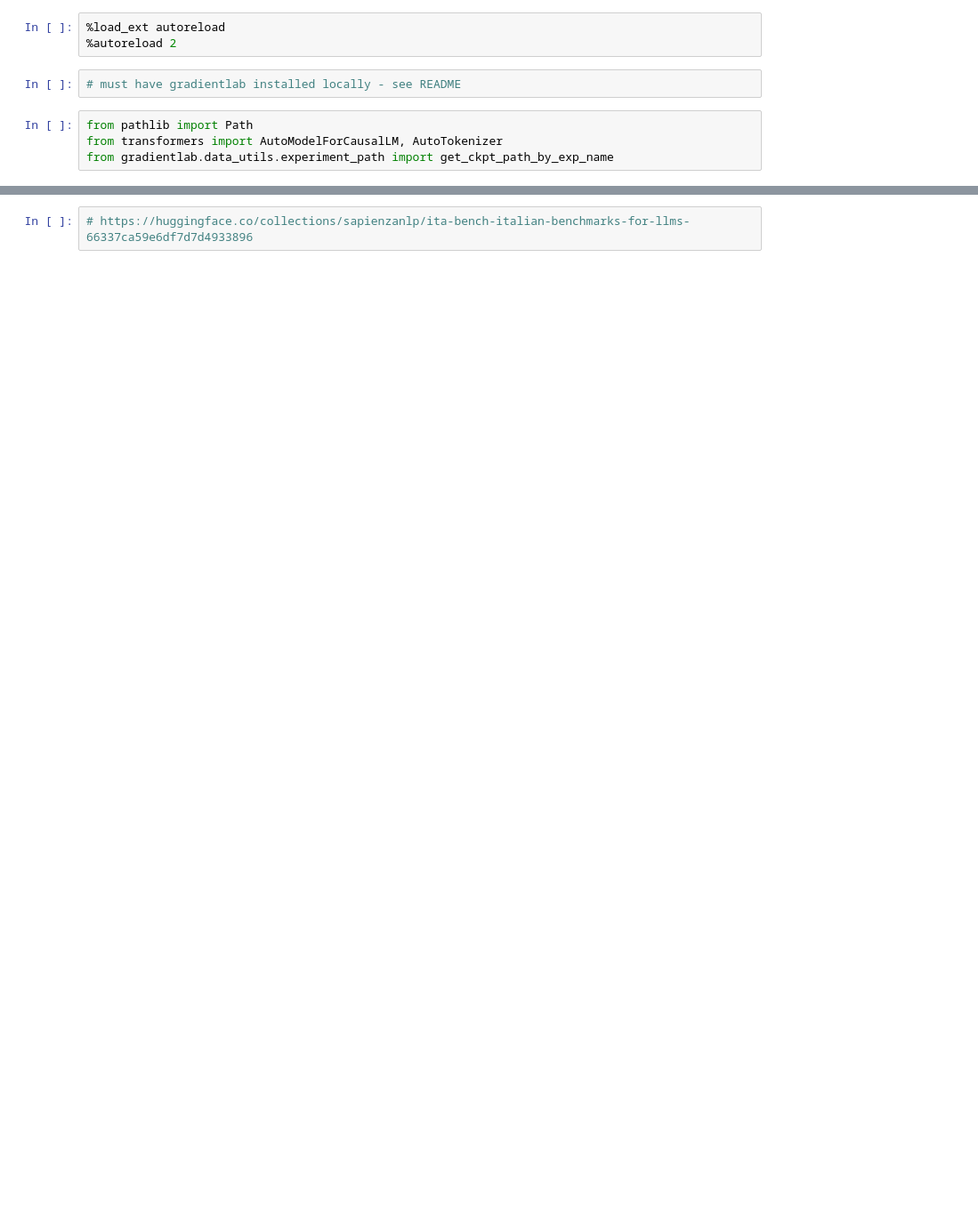
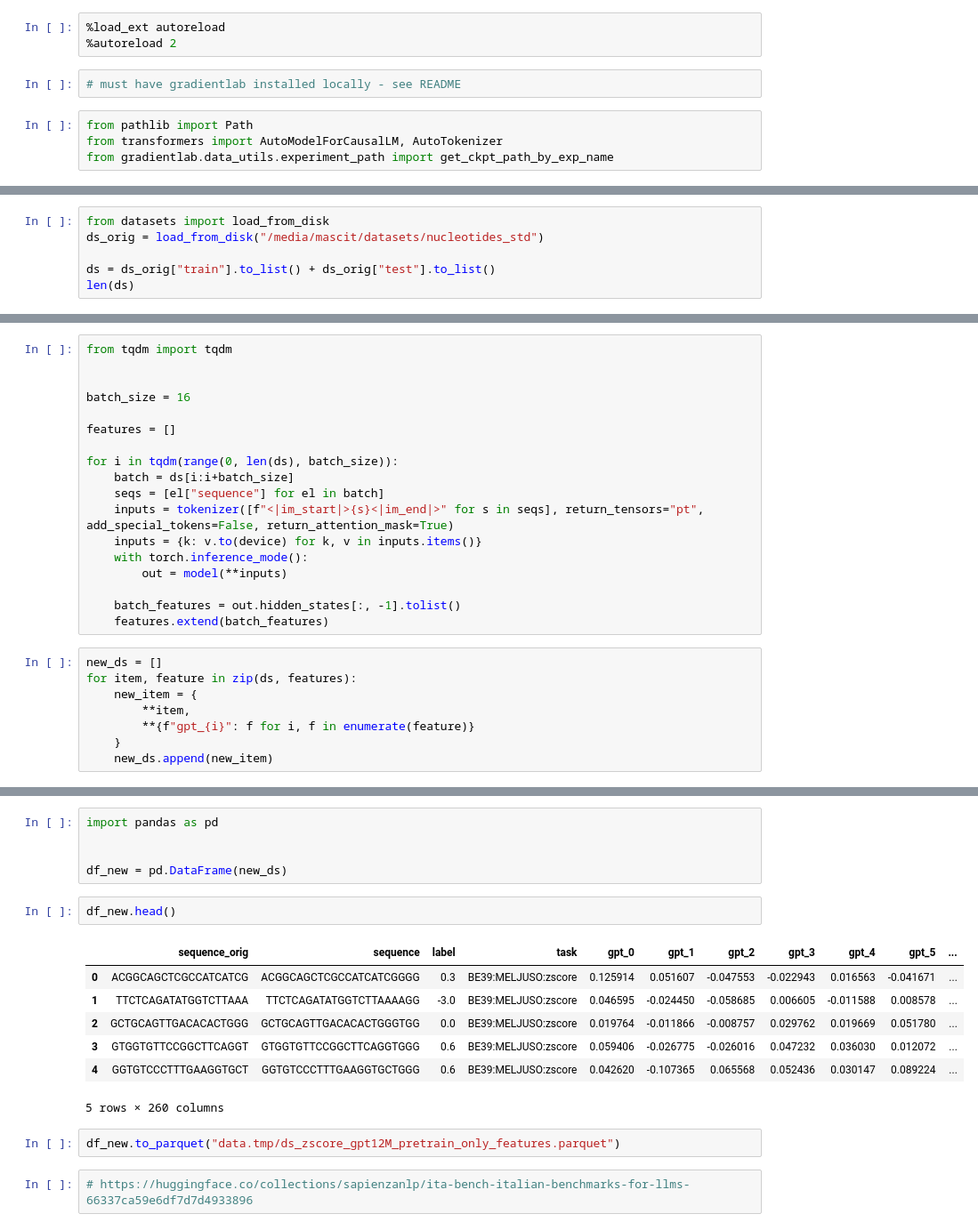
Before and after one commit to masc-it/gradientlab, a Jupyter notebook: notebooks/experiments/exp20251108_0_lm_kda_20m_nucleotides/generate.ipynb, the cells around one changed output, grey strips where cells are left out. Shown at 89% size. Drawn from its saved outputs; the diff is of its cells as text; blank space fills up the shorter version.

```diff
--- a/notebooks/experiments/exp20251108_0_lm_kda_20m_nucleotides/generate.ipynb
+++ b/notebooks/experiments/exp20251108_0_lm_kda_20m_nucleotides/generate.ipynb
@@ -29,0 +59,6 @@ tokenizer.decode(ids[0])
+# %%
+from datasets import load_from_disk
+ds_orig = load_from_disk("/media/mascit/datasets/nucleotides_std")
+
+ds = ds_orig["train"].to_list() + ds_orig["test"].to_list()
+len(ds)
@@ -29,0 +74,26 @@ tokenizer.decode(ids[0])
+# %%
+from tqdm import tqdm
+
+
+batch_size = 16
+
+features = []
+
+for i in tqdm(range(0, len(ds), batch_size)):
+    batch = ds[i:i+batch_size]
+    seqs = [el["sequence"] for el in batch]
+    inputs = tokenizer([f"<|im_start|>{s}<|im_end|>" for s in seqs], return_tensors="pt", add_special_tokens=False, return_attention_mask=True)
+    inputs = {k: v.to(device) for k, v in inputs.items()}
+    with torch.inference_mode():
+        out = model(**inputs)
+
+    batch_features = out.hidden_states[:, -1].tolist()
+    features.extend(batch_features)
+# %%
+new_ds = []
+for item, feature in zip(ds, features):
+    new_item = {
+        **item,
+        **{f"gpt_{i}": f for i, f in enumerate(feature)}
+    }
+    new_ds.append(new_item)
@@ -30,2 +120,19 @@ tokenizer.decode(ids[0])
+# %%
+import pandas as pd
+
+
+df_new = pd.DataFrame(new_ds)
+# %%
+df_new.head()
+# %% [output]
+|  | sequence_orig | sequence | label | task | gpt_0 | gpt_1 | gpt_2 | gpt_3 | gpt_4 | gpt_5 | ... |
+| 0 | ACGGCAGCTCGCCATCATCG | ACGGCAGCTCGCCATCATCGGGG | 0.3 | BE39:MELJUSO:zscore | 0.125914 | 0.051607 | -0.047553 | -0.022943 | 0.016563 | -0.041671 | ... |
+| 1 | TTCTCAGATATGGTCTTAAA | TTCTCAGATATGGTCTTAAAAGG | -3.0 | BE39:MELJUSO:zscore | 0.046595 | -0.024450 | -0.058685 | 0.006605 | -0.011588 | 0.008578 | ... |
+| 2 | GCTGCAGTTGACACACTGGG | GCTGCAGTTGACACACTGGGTGG | 0.0 | BE39:MELJUSO:zscore | 0.019764 | -0.011866 | -0.008757 | 0.029762 | 0.019669 | 0.051780 | ... |
+| 3 | GTGGTGTTCCGGCTTCAGGT | GTGGTGTTCCGGCTTCAGGTGGG | 0.6 | BE39:MELJUSO:zscore | 0.059406 | -0.026775 | -0.026016 | 0.047232 | 0.036030 | 0.012072 | ... |
+| 4 | GGTGTCCCTTTGAAGGTGCT | GGTGTCCCTTTGAAGGTGCTGGG | 0.6 | BE39:MELJUSO:zscore | 0.042620 | -0.107365 | 0.065568 | 0.052436 | 0.030147 | 0.089224 | ... |
+5 rows × 260 columns
+# %%
+df_new.to_parquet("data.tmp/ds_zscore_gpt12M_pretrain_only_features.parquet")
 # %%
 # https://huggingface.co/collections/sapienzanlp/ita-bench-italian-benchmarks-for-llms-66337ca59e6df7d7d4933896
```
Also changed, not shown: parts of 8 cells of this notebook, 3 other files.
